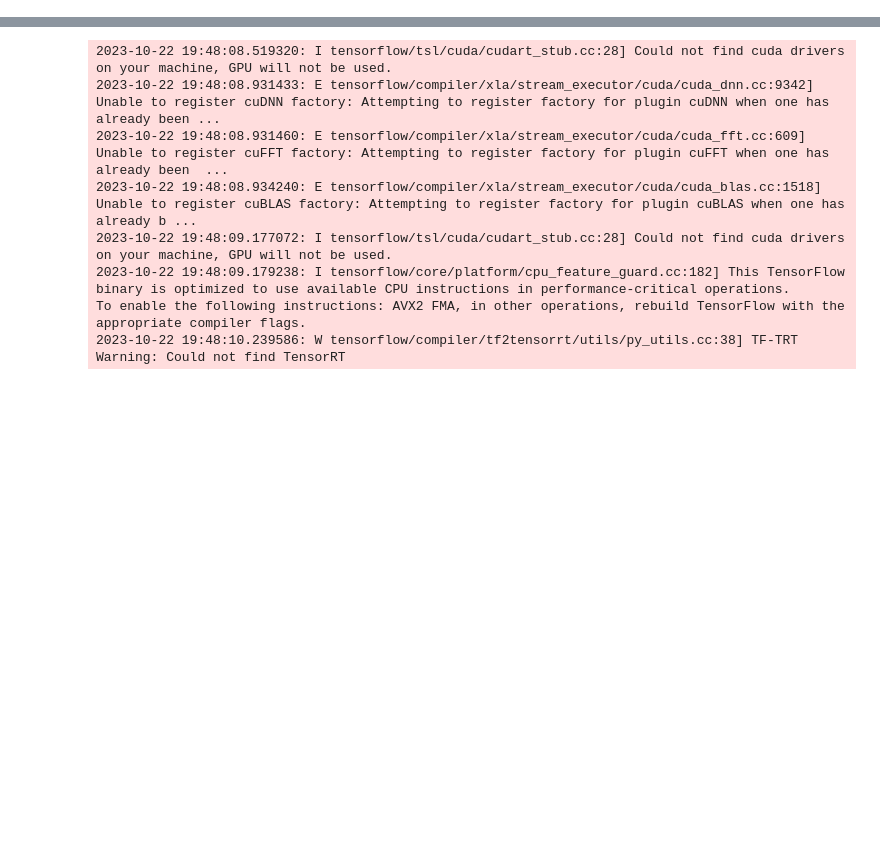
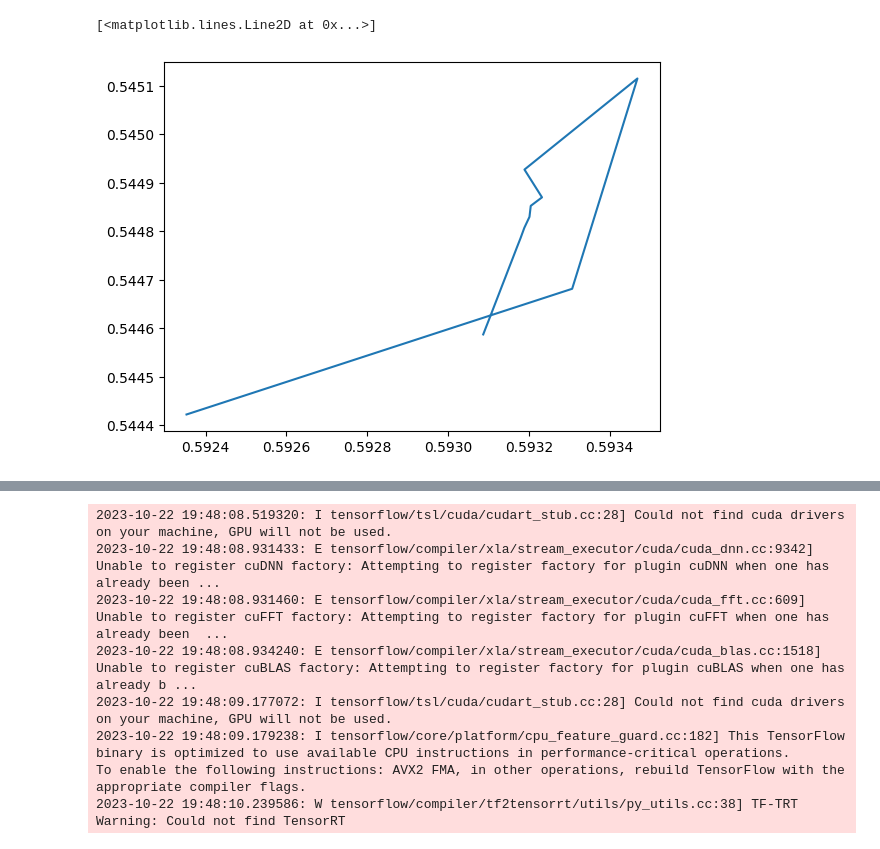
Before and after one commit to SuchethShenoy/DeepKoopman, a Jupyter notebook: postprocessing/phasepotrait_2.ipynb, the cells around one changed output, grey strips where cells are left out. Saved outputs shown, nothing was run; the diff lists cells and outputs as text; code cells hidden in the pictures; blank space fills up the shorter version.

```diff
--- a/postprocessing/phasepotrait_2.ipynb
+++ b/postprocessing/phasepotrait_2.ipynb
@@ -13,0 +75,24 @@ fname = "../exp/exp_duffing_1/Duffing_2023_10_17_20_51_57_954949_model.pkl"
+# %%
+params = sn.get_params_from_file(fname)
+W, b = sn.load_weights_koopman(fname)
+
+tf.keras.backend.clear_session()
+input_layer = tf.keras.Input(shape=(params['k_widths'][0],))
+k1 = tf.keras.layers.Dense(params['k_widths'][1],
+                                            use_bias=False,
+                                            activation='linear',
+                                            name=f'k_1')(input_layer)
+k2 = tf.keras.layers.Dense(params['k_widths'][2],
+                                            use_bias=False,
+                                            activation='linear',
+                                            name=f'k_2')(k1)
+
+k_model = tf.keras.Model(inputs=input_layer, outputs=k2)
+
+k_weights = []
+for key, val in W.items():
+    if key[1]=='K':
+        k_weights.append(val)
+k_model.set_weights(k_weights)
+
+k_model.summary()
@@ -14,3 +245,26 @@ fname = "../exp/exp_duffing_1/Duffing_2023_10_17_20_51_57_954949_model.pkl"
+# %%
+initial = np.array([[0.5,0.5]])
+timesteps = 20
+
+z = encoder_model.predict(initial, verbose=False)
+
+z_progressed = []
+for i in range(timesteps):
+    z_progressed.append(k_model.predict(z, verbose=False))
+    z = z_progressed[-1]
+
+x_progressed = [initial]
+for z in z_progressed:
+    x_progressed.append(decoder_model.predict(z, verbose=False))
+
+x_progressed = np.asarray(x_progressed)
+x_progressed = np.squeeze(x_progressed)
+
+# plt.scatter(x_progressed[:, 0], x_progressed[:, 1])
+plt.plot(x_progressed[:, 0], x_progressed[:, 1])
+# %% [output]
+[<matplotlib.lines.Line2D at 0x...>]
+[figure, added]
 # %%
 W, b = sn.load_weights_koopman(fname=fname)
 
```
Also changed, not shown: parts of 17 cells of this notebook.
